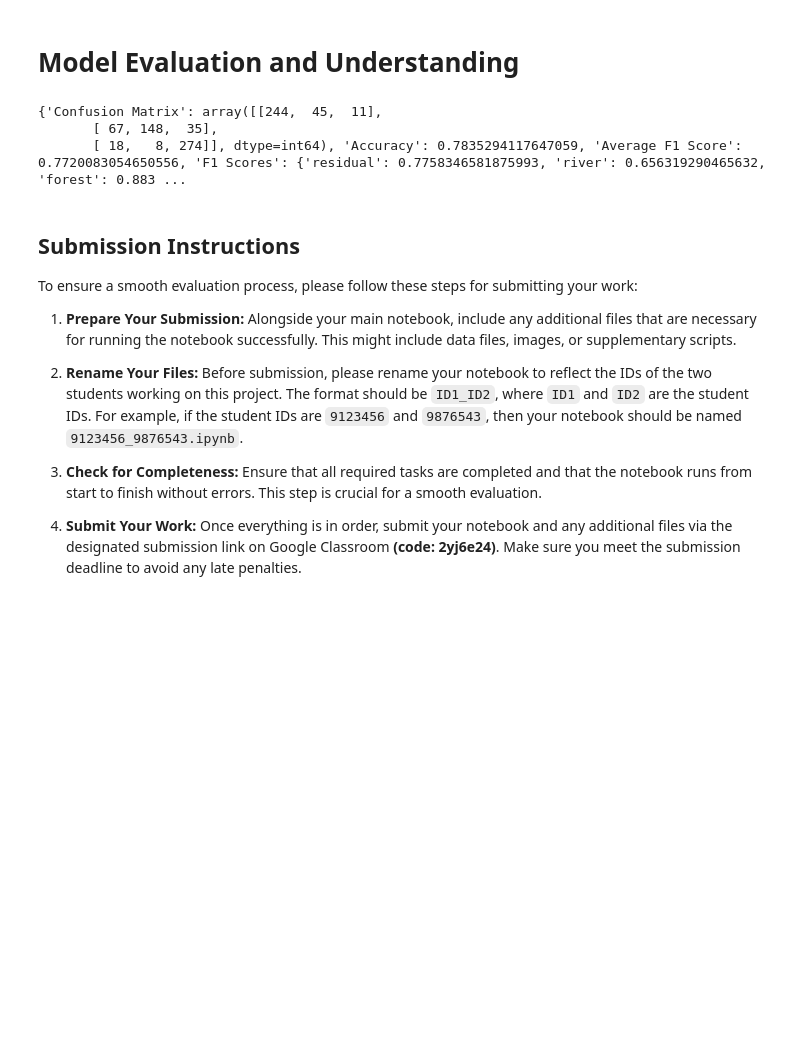
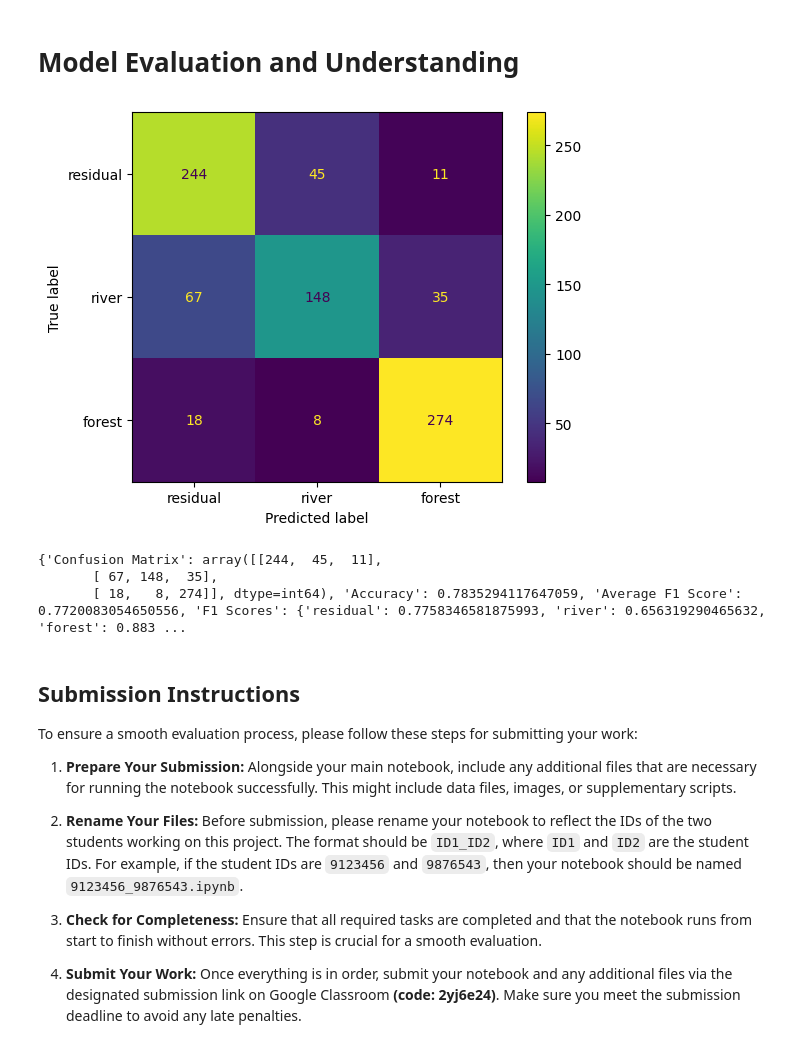
Before and after one commit to norhanreda/satellite-imagery-labs, a Jupyter notebook: lab3 - Image Classification/Image Classification.ipynb, the cells around one changed output. Cells and saved outputs as stored; diff of their text form; code cells hidden in the pictures; blank space fills up the shorter version.

Commit message:
plot confusion matrix

```diff
--- a/lab3 - Image Classification/Image Classification.ipynb
+++ b/lab3 - Image Classification/Image Classification.ipynb
@@ -366,33 +367,36 @@ print(y_predicted)
 # %%
 
 labels = ["residual","river","forest"]
 def model_evaluation(y_true,y_predicted,labels):
 
     cm = confusion_matrix(y_true, y_predicted, labels=labels)
 
-
+    cm_display = ConfusionMatrixDisplay(confusion_matrix = cm, display_labels = labels)
+    cm_display.plot()
+    plt.show()
     accuracy = accuracy_score(y_true, y_predicted)
 
 
     f1_scores = f1_score(y_true, y_predicted, labels=labels, average=None)
 
 
     avg_f1_score = np.mean(f1_scores)
 
 
     results = {
         'Confusion Matrix': cm,
         'Accuracy': accuracy,
         'Average F1 Score': avg_f1_score,
         'F1 Scores': dict(zip(labels, f1_scores))
     }
 
     return results
 
 
 model_eval = model_evaluation(y_true,y_predicted,labels)
 print(model_eval)
 # %% [output]
+[figure, added]
 {'Confusion Matrix': array([[244,  45,  11],
        [ 67, 148,  35],
        [ 18,   8, 274]], dtype=int64), 'Accuracy': 0.7835294117647059, 'Average F1 Score': 0.7720083054650556, 'F1 Scores': {'residual': 0.7758346581875993, 'river': 0.656319290465632, 'forest': 0.883 ...
```
Also changed, not shown: parts of 1 cell of this notebook.
